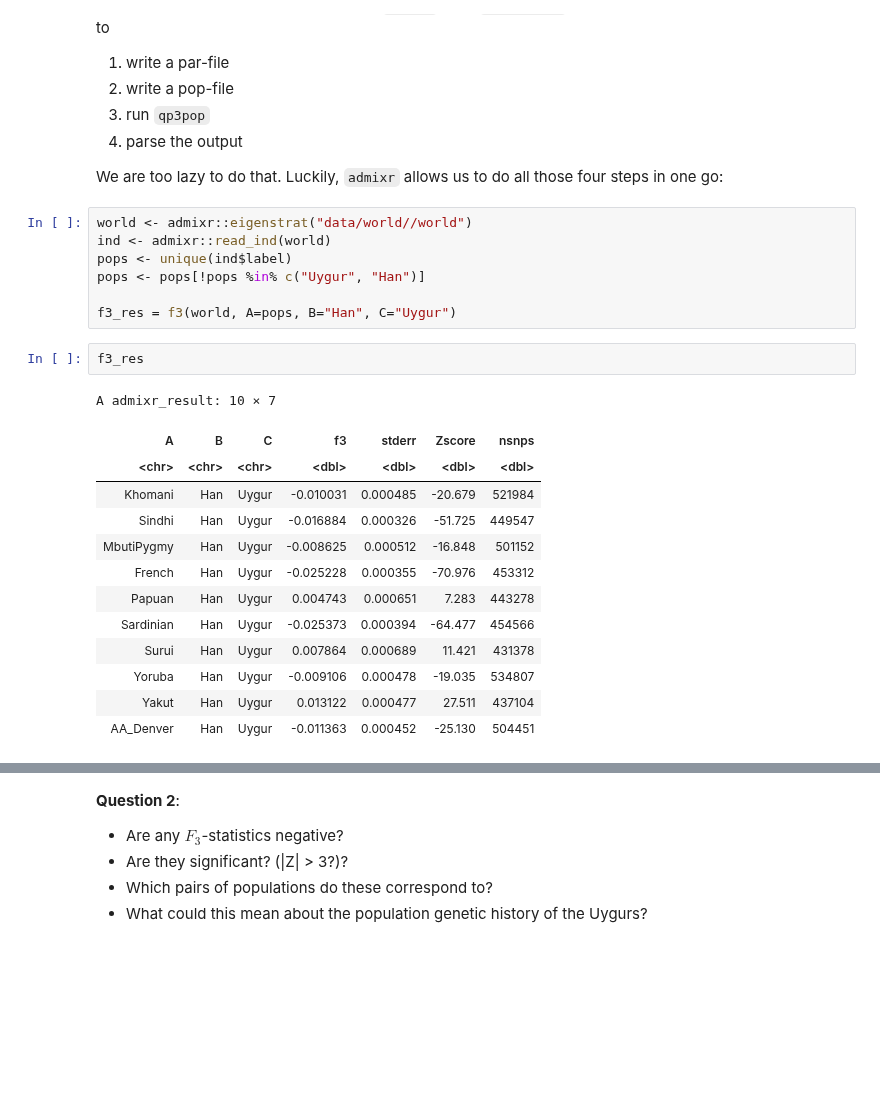
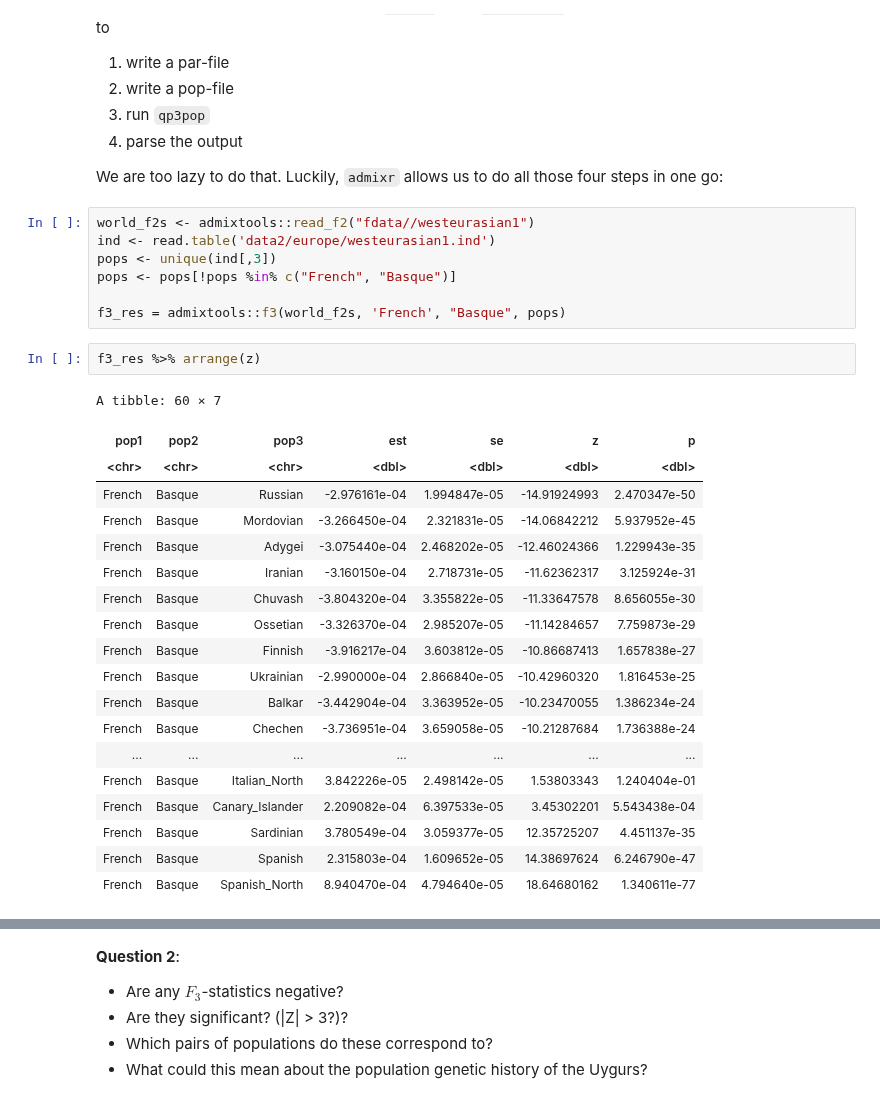
Before and after one commit to BenjaminPeter/cph_course, a Jupyter notebook: F-stats tutorial worksheet Monday morning.ipynb, the cells around one changed output, grey strips where cells are left out. Drawn from its saved outputs; the diff is of its cells as text; blank space fills up the shorter version.

```diff
--- a/F-stats tutorial worksheet Monday morning.ipynb
+++ b/F-stats tutorial worksheet Monday morning.ipynb
@@ -103,28 +84,34 @@ The standard way is to use the program `qp3pop` from `admixtools`. As you did ye
 4. parse the output
 
 We are too lazy to do that. Luckily, `admixr` allows us to do all those four steps in one go:
-# %%
-world <- admixr::eigenstrat("data/world//world")
-ind <- admixr::read_ind(world)
-pops <- unique(ind$label)
-pops <- pops[!pops %in% c("Uygur", "Han")]
-
-f3_res = f3(world, A=pops, B="Han", C="Uygur")
+# %%
+world_f2s <- admixtools::read_f2("fdata//westeurasian1")
+ind <- read.table('data2/europe/westeurasian1.ind')
+pops <- unique(ind[,3])
+pops <- pops[!pops %in% c("French", "Basque")]
+
+f3_res = admixtools::f3(world_f2s, 'French', "Basque", pops)
 # %%
-f3_res
+f3_res %>% arrange(z)
 # %% [output]
-A admixr_result: 10 × 7
+A tibble: 60 × 7
-| A | B | C | f3 | stderr | Zscore | nsnps |
+| pop1 | pop2 | pop3 | est | se | z | p |
 | <chr> | <chr> | <chr> | <dbl> | <dbl> | <dbl> | <dbl> |
-| Khomani | Han | Uygur | -0.010031 | 0.000485 | -20.679 | 521984 |
-| Sindhi | Han | Uygur | -0.016884 | 0.000326 | -51.725 | 449547 |
-| MbutiPygmy | Han | Uygur | -0.008625 | 0.000512 | -16.848 | 501152 |
-| French | Han | Uygur | -0.025228 | 0.000355 | -70.976 | 453312 |
-| Papuan | Han | Uygur | 0.004743 | 0.000651 | 7.283 | 443278 |
-| Sardinian | Han | Uygur | -0.025373 | 0.000394 | -64.477 | 454566 |
-| Surui | Han | Uygur | 0.007864 | 0.000689 | 11.421 | 431378 |
-| Yoruba | Han | Uygur | -0.009106 | 0.000478 | -19.035 | 534807 |
-| Yakut | Han | Uygur | 0.013122 | 0.000477 | 27.511 | 437104 |
-| AA_Denver | Han | Uygur | -0.011363 | 0.000452 | -25.130 | 504451 |
+| French | Basque | Russian | -2.976161e-04 | 1.994847e-05 | -14.91924993 | 2.470347e-50 |
+| French | Basque | Mordovian | -3.266450e-04 | 2.321831e-05 | -14.06842212 | 5.937952e-45 |
+| French | Basque | Adygei | -3.075440e-04 | 2.468202e-05 | -12.46024366 | 1.229943e-35 |
+| French | Basque | Iranian | -3.160150e-04 | 2.718731e-05 | -11.62362317 | 3.125924e-31 |
+| French | Basque | Chuvash | -3.804320e-04 | 3.355822e-05 | -11.33647578 | 8.656055e-30 |
+| French | Basque | Ossetian | -3.326370e-04 | 2.985207e-05 | -11.14284657 | 7.759873e-29 |
+| French | Basque | Finnish | -3.916217e-04 | 3.603812e-05 | -10.86687413 | 1.657838e-27 |
+| French | Basque | Ukrainian | -2.990000e-04 | 2.866840e-05 | -10.42960320 | 1.816453e-25 |
+| French | Basque | Balkar | -3.442904e-04 | 3.363952e-05 | -10.23470055 | 1.386234e-24 |
+| French | Basque | Chechen | -3.736951e-04 | 3.659058e-05 | -10.21287684 | 1.736388e-24 |
+| ... | ... | ... | ... | ... | ... | ... |
+| French | Basque | Italian_North | 3.842226e-05 | 2.498142e-05 | 1.53803343 | 1.240404e-01 |
+| French | Basque | Canary_Islander | 2.209082e-04 | 6.397533e-05 | 3.45302201 | 5.543438e-04 |
+| French | Basque | Sardinian | 3.780549e-04 | 3.059377e-05 | 12.35725207 | 4.451137e-35 |
+| French | Basque | Spanish | 2.315803e-04 | 1.609652e-05 | 14.38697624 | 6.246790e-47 |
+| French | Basque | Spanish_North | 8.940470e-04 | 4.794640e-05 | 18.64680162 | 1.340611e-77 |
 # %%
 f3_res %>%
```
Also changed, not shown: parts of 9 cells of this notebook, 1 other file.
